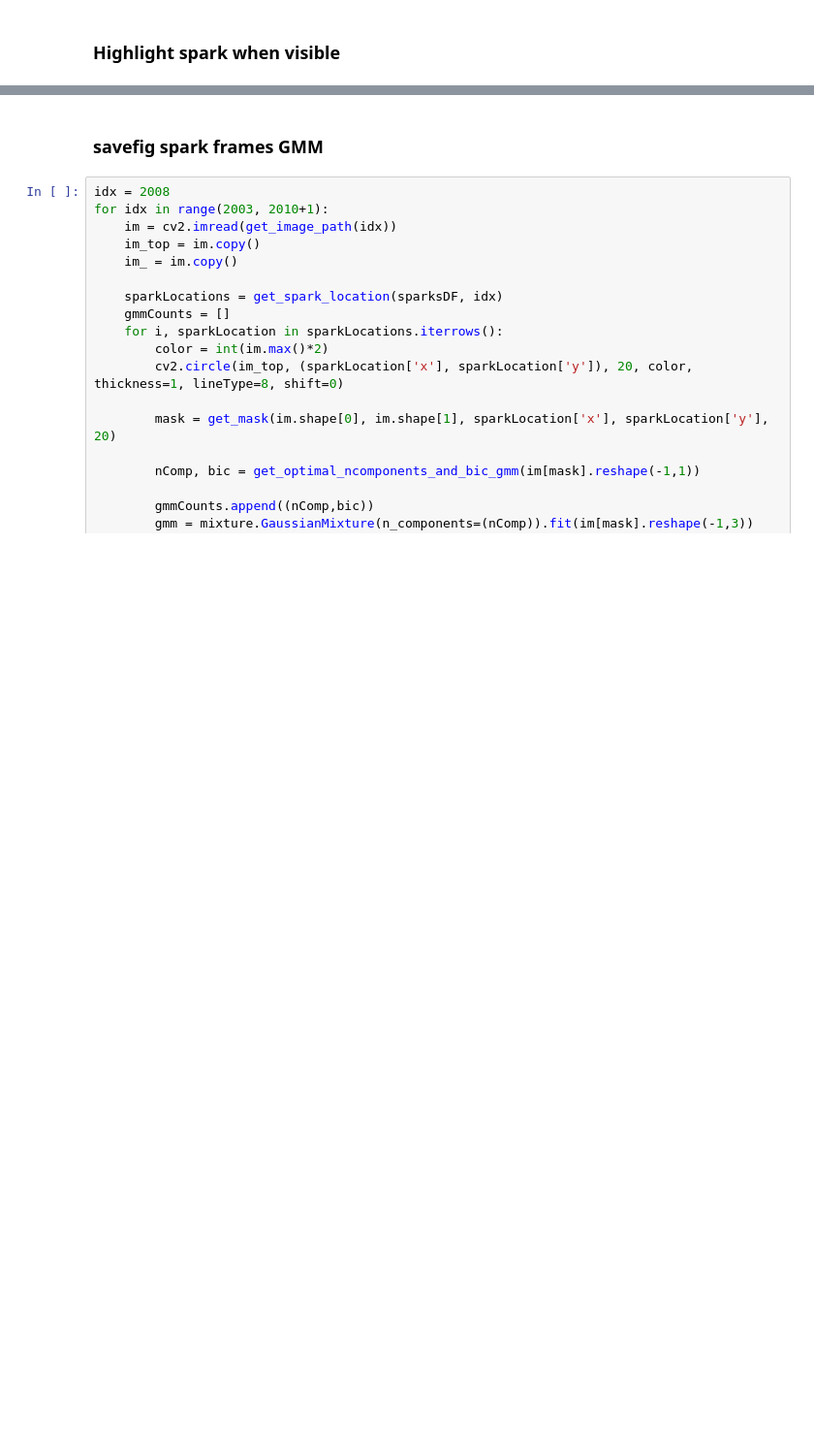
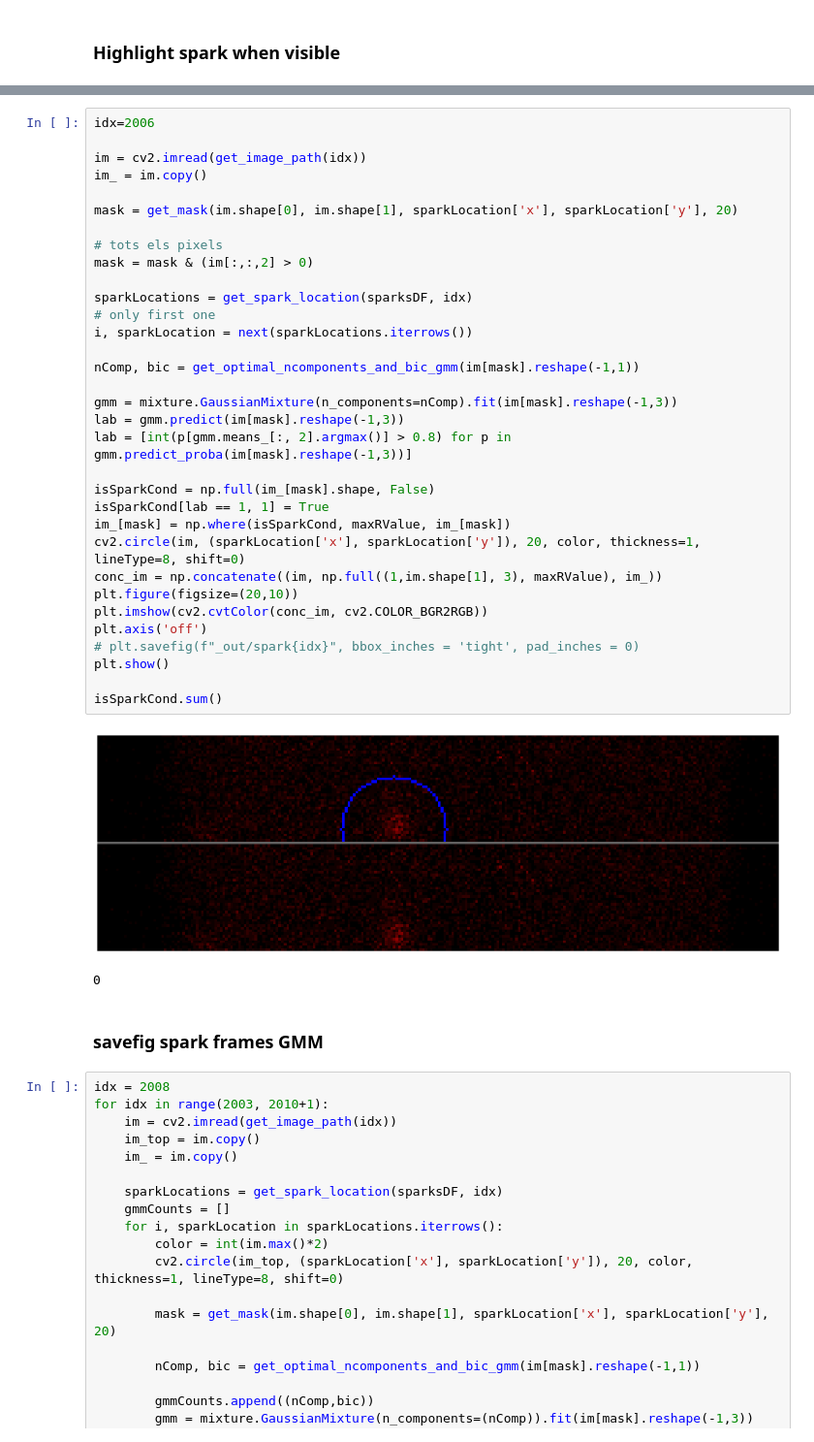
Before and after one commit to raulbenitez/DEEPCARDIO, a Jupyter notebook: sparks/exploreImageAndPlotSpark.ipynb, the cells around one changed output, grey strips where cells are left out. Shown at 97% size. Drawn from its saved outputs; the diff is of its cells as text; blank space fills up the shorter version.

```diff
--- a/sparks/exploreImageAndPlotSpark.ipynb
+++ b/sparks/exploreImageAndPlotSpark.ipynb
@@ -453,4 +535,40 @@ for j, idx in enumerate(range(sparkS['tIni'], sparkS['tFin'])):
 ... (33 outputs left out)
+# %%
+idx=2006
+
+im = cv2.imread(get_image_path(idx))
+im_ = im.copy()
+
+mask = get_mask(im.shape[0], im.shape[1], sparkLocation['x'], sparkLocation['y'], 20)
+
+# tots els pixels
+mask = mask & (im[:,:,2] > 0)
+
+sparkLocations = get_spark_location(sparksDF, idx)
+# only first one
+i, sparkLocation = next(sparkLocations.iterrows())
+
+nComp, bic = get_optimal_ncomponents_and_bic_gmm(im[mask].reshape(-1,1))
+
+gmm = mixture.GaussianMixture(n_components=nComp).fit(im[mask].reshape(-1,3))
+lab = gmm.predict(im[mask].reshape(-1,3))
+lab = [int(p[gmm.means_[:, 2].argmax()] > 0.8) for p in gmm.predict_proba(im[mask].reshape(-1,3))]
+
+isSparkCond = np.full(im_[mask].shape, False)
+isSparkCond[lab == 1, 1] = True
+im_[mask] = np.where(isSparkCond, maxRValue, im_[mask])
+cv2.circle(im, (sparkLocation['x'], sparkLocation['y']), 20, color, thickness=1, lineType=8, shift=0)
+conc_im = np.concatenate((im, np.full((1,im.shape[1], 3), maxRValue), im_))
+plt.figure(figsize=(20,10))
+plt.imshow(cv2.cvtColor(conc_im, cv2.COLOR_BGR2RGB))
+plt.axis('off')
+# plt.savefig(f"_out/spark{idx}", bbox_inches = 'tight', pad_inches = 0)
+plt.show()
+
+isSparkCond.sum()
+# %% [output]
+[figure, added]
+0
 # %% [markdown]
 ### savefig spark frames GMM
 # %%
```
Also changed, not shown: parts of 14 cells of this notebook, 1 other file.
